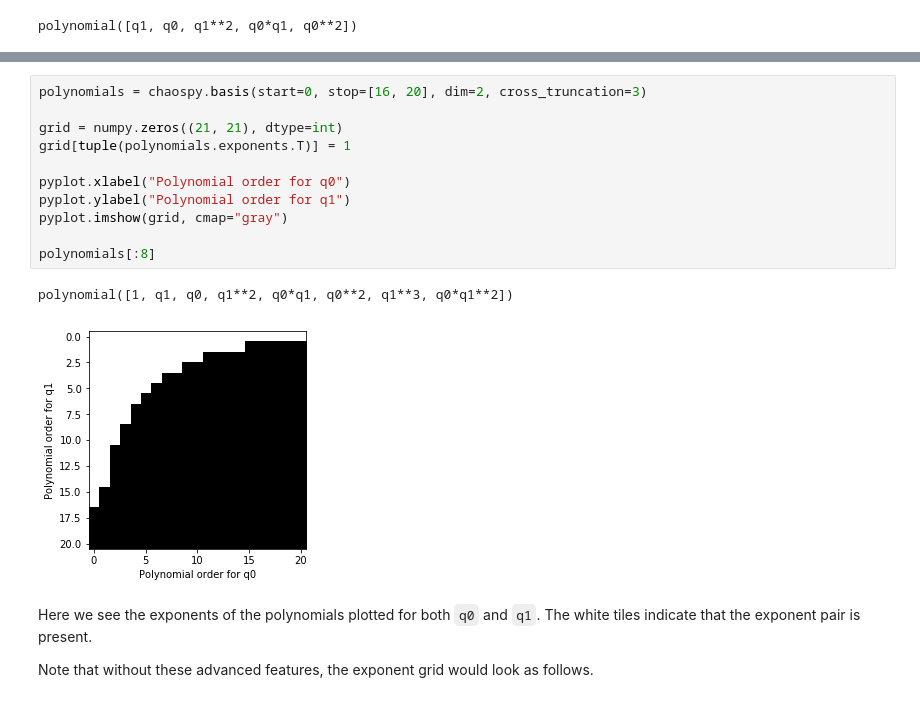
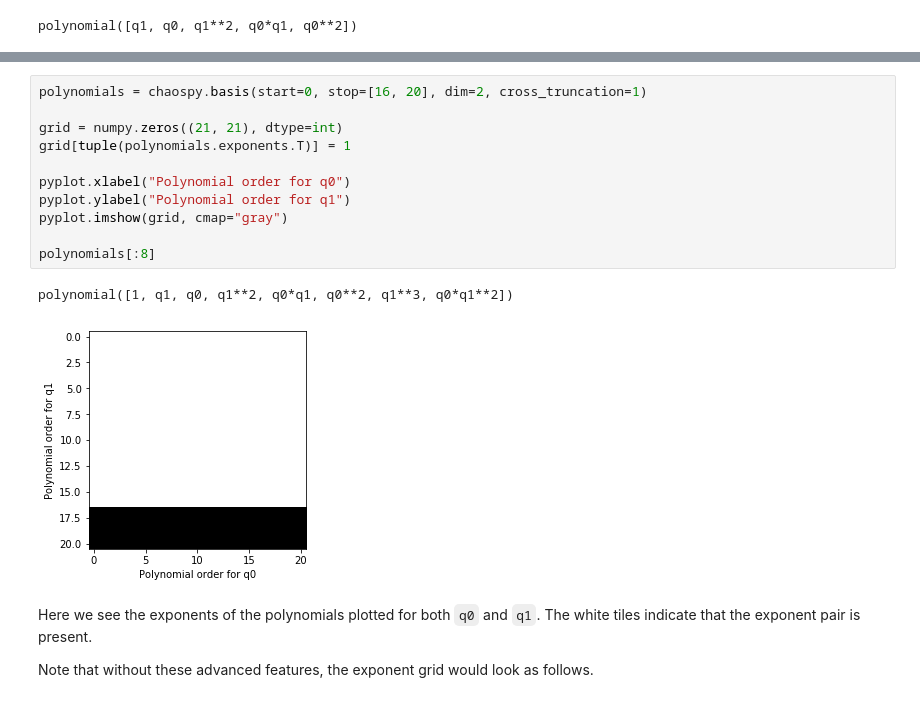
Before and after one commit to jonathf/chaospy, a Jupyter notebook: tutorial/polynomial_behavior.ipynb, the cells around one changed output, grey strips where cells are left out. Saved outputs shown, nothing was run; the diff lists cells and outputs as text.

```diff
--- a/tutorial/polynomial_behavior.ipynb
+++ b/tutorial/polynomial_behavior.ipynb
@@ -45,17 +104,17 @@ This tools have a lot of advanced features, like per dimension limits, and cross
 # %%
-polynomials = chaospy.basis(start=0, stop=[16, 20], dim=2, cross_truncation=3)
+polynomials = chaospy.basis(start=0, stop=[16, 20], dim=2, cross_truncation=1)
 
 grid = numpy.zeros((21, 21), dtype=int)
 grid[tuple(polynomials.exponents.T)] = 1
 
 pyplot.xlabel("Polynomial order for q0")
 pyplot.ylabel("Polynomial order for q1")
 pyplot.imshow(grid, cmap="gray")
 
 polynomials[:8]
 # %% [output]
 polynomial([1, q1, q0, q1**2, q0*q1, q0**2, q1**3, q0*q1**2])
-[figure, old version]
+[figure, new version]
 # %% [markdown]
 Here we see the exponents of the polynomials plotted for both ``q0`` and ``q1``.
 The white tiles indicate that the exponent pair is present.
```
Also changed, not shown: parts of 9 cells of this notebook, 5 other files.
